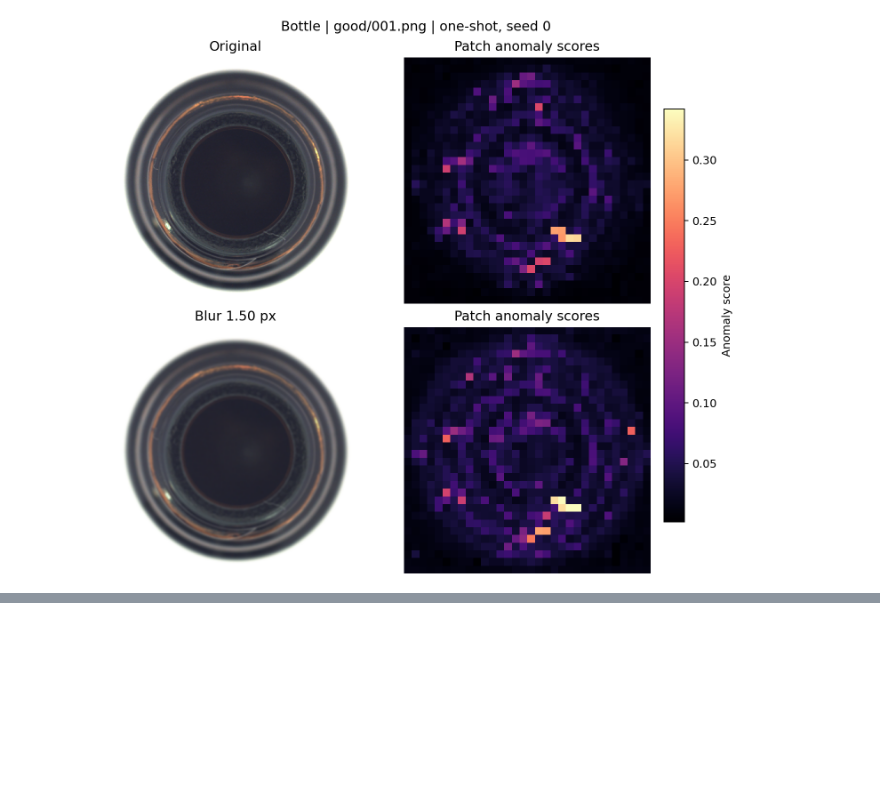
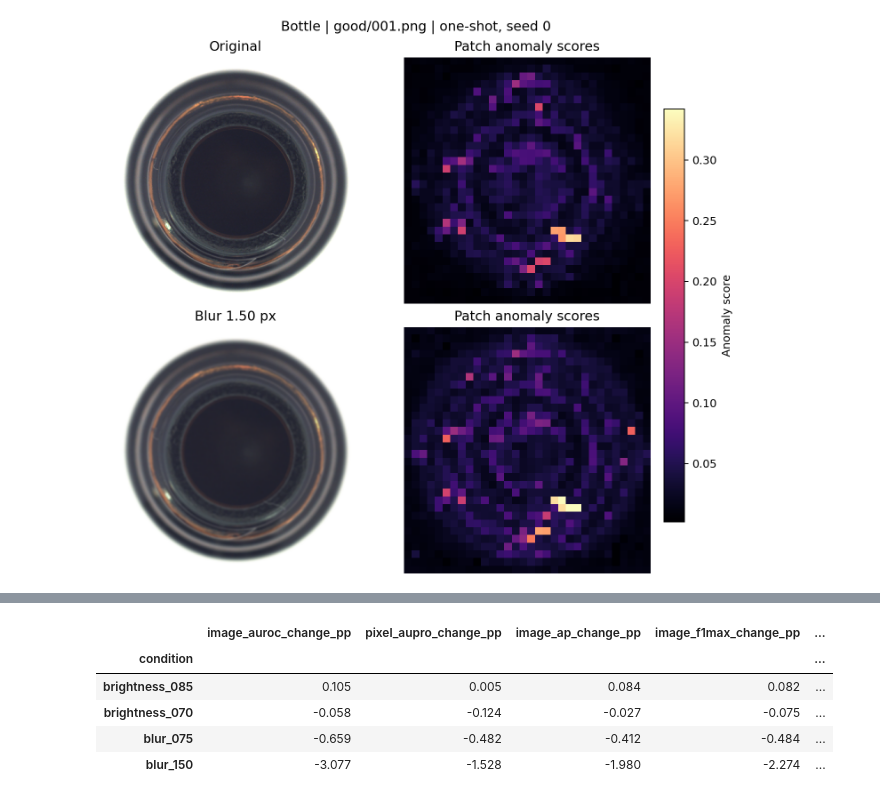
Before and after one commit to basharbd/msc-visual-anomaly-detection, a Jupyter notebook: notebooks/lighting_and_blur_robustness.ipynb, the cells around one changed output, grey strips where cells are left out. Cells and saved outputs as stored; diff of their text form; code cells hidden in the pictures; blank space fills up the shorter version.

```diff
--- a/notebooks/lighting_and_blur_robustness.ipynb
+++ b/notebooks/lighting_and_blur_robustness.ipynb
@@ -80,0 +198,33 @@ Pending evaluation of the five conditions against original-resolution ground tru
+# %%
+from pathlib import Path
+import numpy as np
+import pandas as pd
+import matplotlib.pyplot as plt
+from IPython.display import display, Markdown, Image
+import io
+
+repo = Path.cwd()
+if repo.name == "notebooks":
+    repo = repo.parent
+reports = repo / "reports" / "lighting_blur"
+runs = pd.read_csv(reports / "per_run.csv")
+conditions = ["brightness_085", "brightness_070", "blur_075", "blur_150"]
+endpoints = ["image_auroc", "pixel_aupro", "image_ap", "image_f1max", "pixel_auroc", "pixel_f1max"]
+assert len(runs) == 180 and runs.category.nunique() == 15
+assert set(runs.condition) == set(conditions) and set(runs.seed) == {0, 1, 2}
+assert not runs.duplicated(["category", "seed", "condition"]).any()
+deltas = [m + "_change_pp" for m in endpoints]
+for metric, delta in zip(endpoints, deltas):
+    assert np.allclose(runs[delta], 100 * (runs[metric] - runs[metric + "_original"]), atol=1e-10, rtol=0)
+categories = runs.groupby(["category", "condition"])[deltas].mean()
+macro = categories.groupby("condition").mean().loc[conditions]
+archived = pd.read_csv(reports / "macro_change_pp.csv").set_index("condition")
+np.testing.assert_allclose(macro, archived.loc[conditions, deltas], atol=1e-10)
+display(macro.round(3))
+# %% [output]
+|  | image_auroc_change_pp | pixel_aupro_change_pp | image_ap_change_pp | image_f1max_change_pp | ... |
+| condition |  |  |  |  | ... |
+| brightness_085 | 0.105 | 0.005 | 0.084 | 0.082 | ... |
+| brightness_070 | -0.058 | -0.124 | -0.027 | -0.075 | ... |
+| blur_075 | -0.659 | -0.482 | -0.412 | -0.484 | ... |
+| blur_150 | -3.077 | -1.528 | -1.980 | -2.274 | ... |
```
Also changed, not shown: parts of 10 cells of this notebook, 1 other file.
